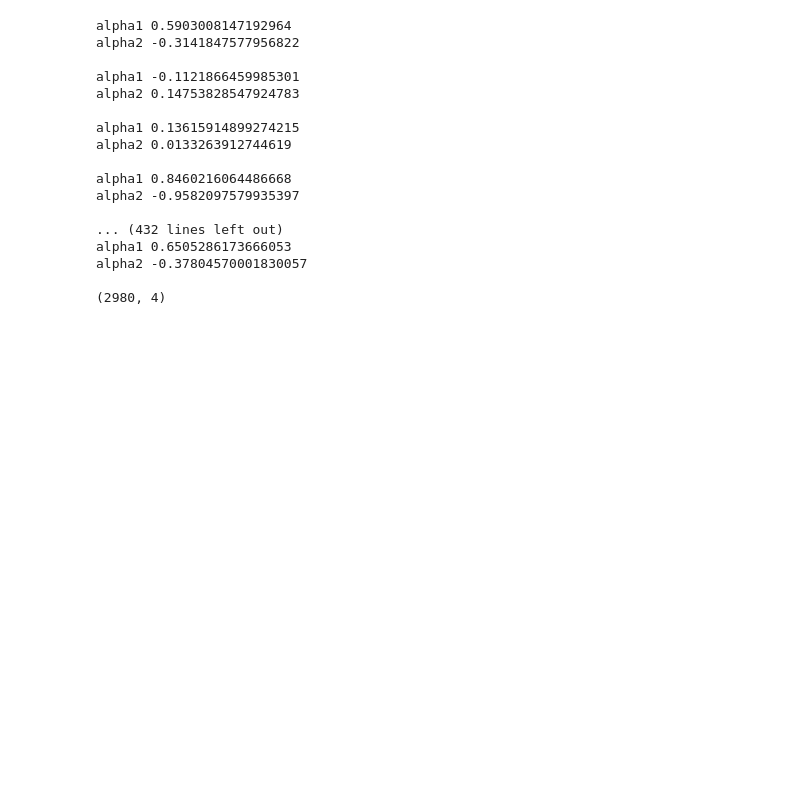
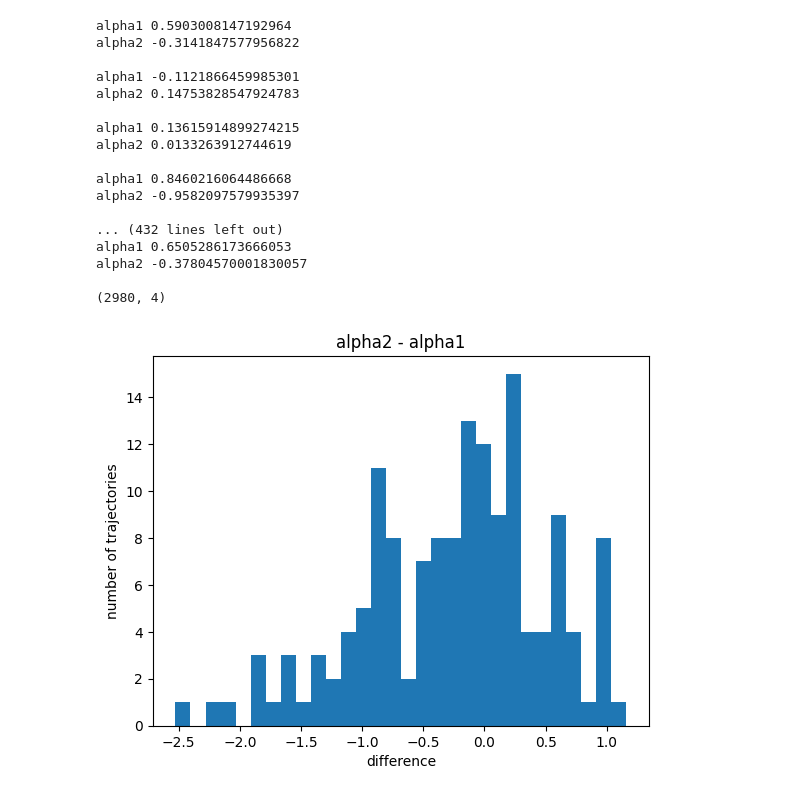
Before and after one commit to mkrishnapraneet/2D-Temporal-normalizing-flows, a Jupyter notebook: TNFwithRealNVP/preproc.ipynb, the cells around one changed output. Drawn from its saved outputs; the diff is of its cells as text; code cells hidden in the pictures; blank space fills up the shorter version.

Commit message:
alpha histo

```diff
--- a/TNFwithRealNVP/preproc.ipynb
+++ b/TNFwithRealNVP/preproc.ipynb
@@ -140,6 +140,8 @@ print(selected_p_ind)
 # go over each selected trajectory and calculate alpha using polyfit
 new_traj = np.zeros((len(selected_p_ind)*cutoff, 4))   # x,y,t,alpha
 new_traj[:, 2] = np.tile(np.arange(0, 1.0, 0.05), len(selected_p_ind))
+
+alpha_analysis = []
 
 for i in range(len(selected_p_ind)):
     # get the x and y of the p_ind
@@ -167,6 +169,8 @@ for i in range(len(selected_p_ind)):
     print("alpha2", alpha2)
     print()
 
+    alpha_analysis.append([alpha1, alpha2])
+
     new_traj[i*cutoff:(i+1)*cutoff, 3] = np.concatenate((np.tile(alpha1, 5), np.tile(alpha2, 15)))
 
 print(new_traj.shape)
@@ -191,3 +195,14 @@ alpha2 -0.37804570001830057
 # %%
 # save the new_traj upto 3 decimal places
 np.savetxt("new_traj.txt", new_traj, delimiter="\t", fmt="%.3f")
+# %%
+# plot the difference between alpha1 and alpha2
+alpha_analysis = np.array(alpha_analysis)
+diff = alpha_analysis[:, 1] - alpha_analysis[:, 0]
+plt.hist(diff, bins=30)
+plt.title("alpha2 - alpha1")
+plt.xlabel("difference")
+plt.ylabel("number of trajectories")
+plt.show()
+# %% [output]
+[figure, added]
```
